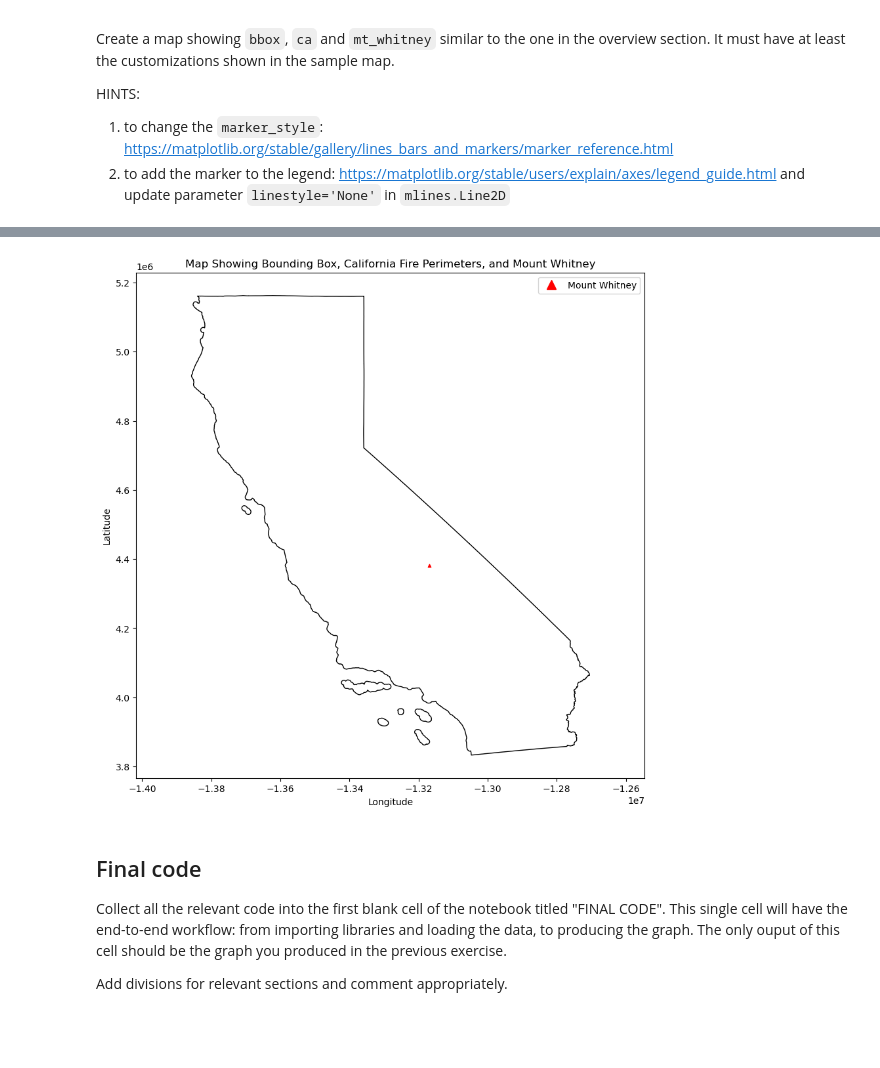
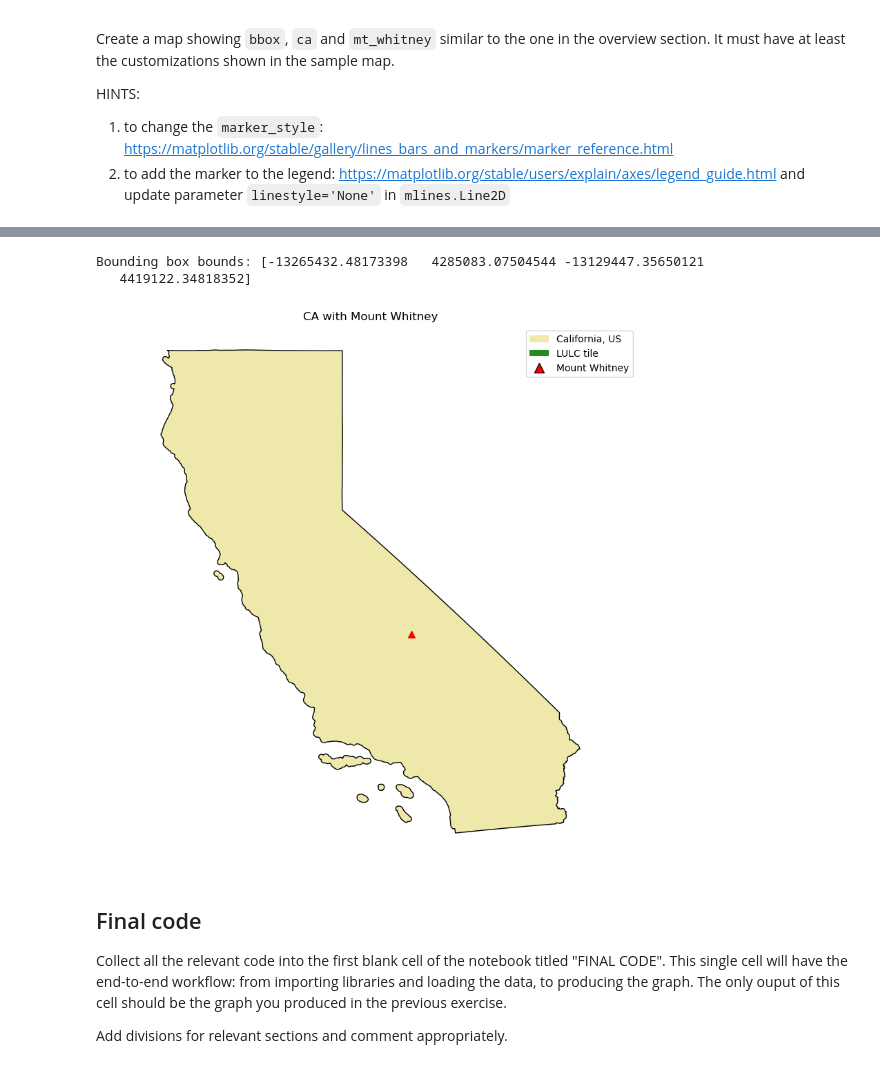
Before and after one commit to maxwellpatt/eds220-hwk-4, a Jupyter notebook: hwk4-task1-whitney-map.ipynb, the cells around one changed output, grey strips where cells are left out. Drawn from its saved outputs; the diff is of its cells as text; code cells hidden in the pictures; blank space fills up the shorter version.

```diff
--- a/hwk4-task1-whitney-map.ipynb
+++ b/hwk4-task1-whitney-map.ipynb
@@ -88,16 +177,16 @@ ca.plot()
 ## Bounding box
 Create a `geopands.GeoDataFrame` named `bbox` with the lulc bounding box.
 # %%
-# Extract the bounding box coordinates
+# extract bounding box coordinates from raster data
 xmin, ymin, xmax, ymax = lulc.x.min().item(), lulc.y.min().item(), lulc.x.max().item(), lulc.y.max().item()
 
+# create bounding box polygon
 bbox_polygon = box(xmin, ymin, xmax, ymax)
 
-bbox_gdf = gpd.GeoDataFrame({'geometry': [bbox_polygon]}, crs='EPSG:4326')
+# create GeoDataFrame for the bounding box
+bbox = gpd.GeoDataFrame({'geometry': [bbox_polygon]}, crs='EPSG:4326')
 
-# Renaming the GeoDataFrame to 'bbox'
-bbox = bbox_gdf
-
+# visualize bounding box
 bbox.plot()
 # %% [output]
 <AxesSubplot:>
@@ -188,29 +246,45 @@ AttributeError: 'Patch' object has no property 'marker'
+# %%
+print("Bounding box bounds:", bbox.total_bounds)
+# %% [output]
+Bounding box bounds: [-13265432.48173398   4285083.07504544 -13129447.35650121
+   4419122.34818352]
 # %%
 fig, ax = plt.subplots(figsize=(10, 10))
 
-# Plotting California fire perimeters and bbox
-ca.plot(ax=ax, color='none', edgecolor='black', linewidth=1)  # California fire perimeters
-bbox.plot(ax=ax, color='none', edgecolor='blue', linestyle='--', linewidth=2)  # Bounding box
+# plot the LULC tile (bounding box)
+bbox.plot(ax=ax, color='forestgreen', edgecolor='black', label='LULC tile')
 
-# Plotting Mount Whitney with a custom marker
-mt_whitney.plot(ax=ax, color='red', marker='^', markersize=10, label='Mount Whitney')
+# plot California
+ca.plot(ax=ax, color='palegoldenrod', edgecolor = 'black', label='California, US')
 
-# Customizing the legend
-whitney_legend = Line2D([0], [0], color='red', marker='^', markersize=10, label='Mount Whitney', linestyle='None')
-ax.legend(handles=[whitney_legend])
+# plot Mount Whitney with a red marker
+mt_whitney.plot(ax=ax, color='red', marker='^', markersize=50, label='Mount Whitney')
 
-# Setting title and labels
-ax.set_title("Map Showing Bounding Box, California Fire Perimeters, and Mount Whitney")
-ax.set_xlabel("Longitude")
-ax.set_ylabel("Latitude")
+# create custom legend entries
+legend_elements = [
+    Patch(facecolor='palegoldenrod', edgecolor='none', label='California, US'),
+    Patch(facecolor='forestgreen', edgecolor='none', label='LULC tile'),
+    Line2D([0], [0], color='none', marker='^', markerfacecolor='red', markersize=10, label='Mount Whitney')
+]
 
-# Adjust the aspect ratio
+# add custom legend
+ax.legend(handles=legend_elements)
+
+# Setting title and labels with a matching font size
+ax.set_title("CA with Mount Whitney", fontsize=12)
+ax.set_xlabel("Longitude", fontsize=10)
+ax.set_ylabel("Latitude", fontsize=10)
+
+# adjust the aspect ratio
 ax.set_aspect('equal', adjustable='datalim')
 
-# Show the plot
+# remove axis
+ax.axis('off')
+
+# visualize plot
 plt.show()
 # %% [output]
-[figure, old version]
+[figure, new version]
 # %% [markdown]
 ## Final code
 Collect all the relevant code into the first blank cell of the notebook titled "FINAL CODE". This single cell will have the end-to-end workflow: from importing libraries and loading the data, to producing the graph. The only ouput of this cell should be the graph you produced in the previous exercise.
```
Also changed, not shown: parts of 12 cells of this notebook, 2 other files.
